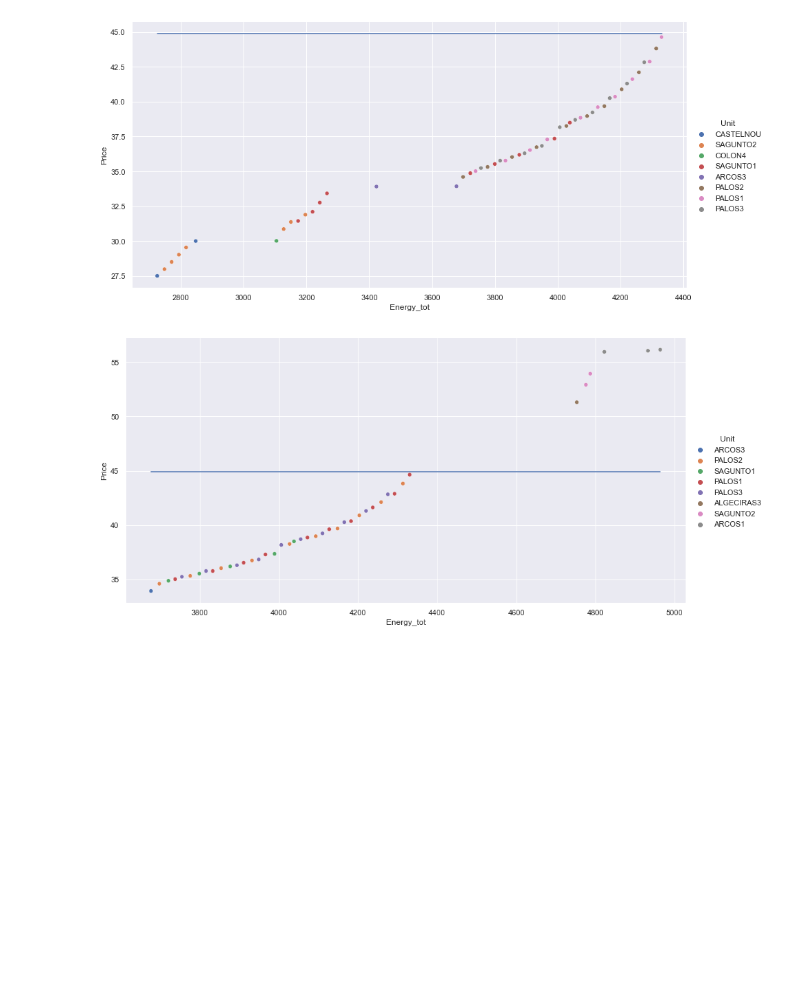
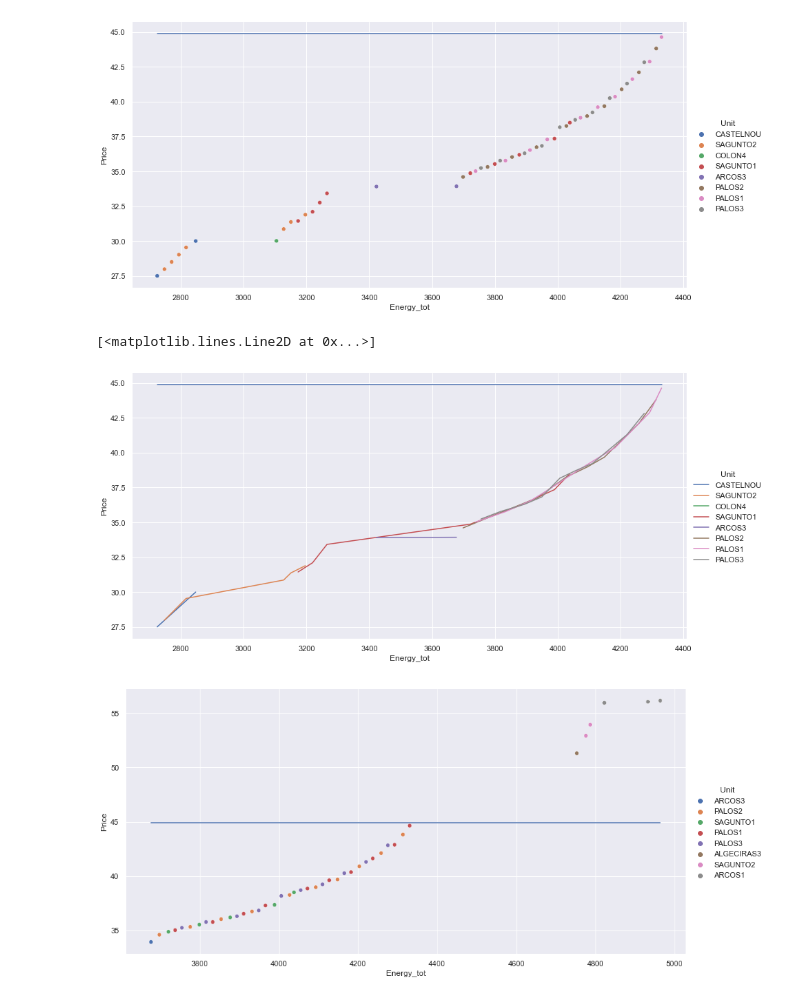
Before and after one commit to luisdelpozo/TFM, a Jupyter notebook: TFM_UNIT_Bid_Comparison.ipynb, the cells around one changed output. Drawn from its saved outputs; the diff is of its cells as text; code cells hidden in the pictures; blank space fills up the shorter version.

```diff
--- a/TFM_UNIT_Bid_Comparison.ipynb
+++ b/TFM_UNIT_Bid_Comparison.ipynb
@@ -130,6 +150,19 @@ plt.plot(df_plot_all_sub['Energy_tot'], df_plot_all_sub['Marg_Price'])
 # %% [output]
 [<matplotlib.lines.Line2D at 0x...>]
 [figure]
+# %%
+lim_min = 2700
+lim_max = 4500
+
+df_plot_all_sub = df_plot_all[(df_plot_all['Energy_tot'] > lim_min) &
+                              (df_plot_all['Energy_tot'] < lim_max)]
+
+sns.relplot(data=df_plot_all_sub, x='Energy_tot', y='Price', hue='Unit', kind='line', height=6, aspect=2)
+
+plt.plot(df_plot_all_sub['Energy_tot'], df_plot_all_sub['Marg_Price'])
+# %% [output]
+[<matplotlib.lines.Line2D at 0x...>]
+[figure, added]
 # %%
 lim_min = 3600
 lim_max = 5000
```
Also changed, not shown: parts of 19 cells of this notebook.
